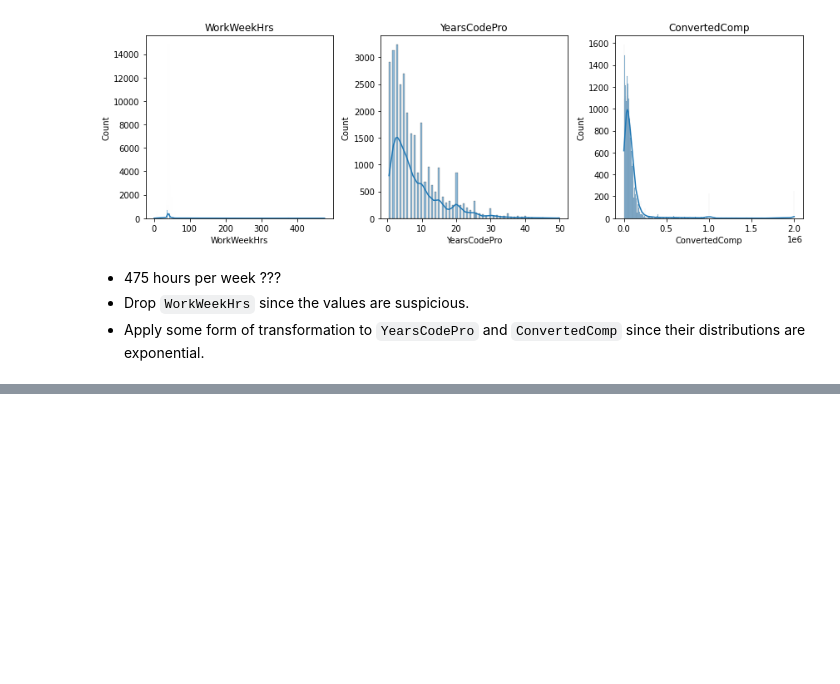
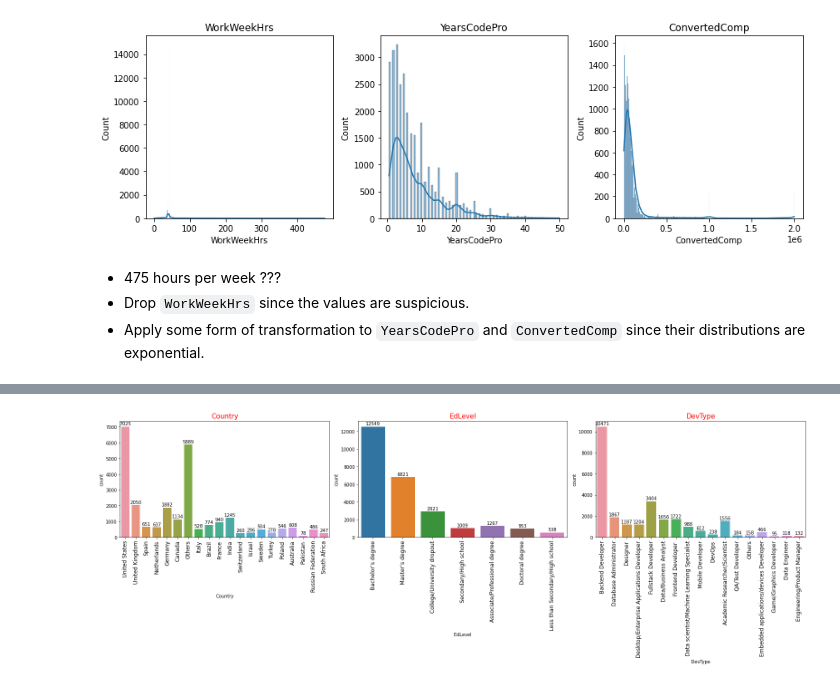
Before and after one commit to chineidu/Developer-s-survey, a Jupyter notebook: survey notebook.ipynb, the cells around one changed output, grey strips where cells are left out. Saved outputs shown, nothing was run; the diff lists cells and outputs as text; code cells hidden in the pictures; blank space fills up the shorter version.

```diff
--- a/survey notebook.ipynb
+++ b/survey notebook.ipynb
@@ -362,0 +430,29 @@ cal_missing_val(df3)
+# %%
+cat_cols = df4.select_dtypes(include='O').columns
+
+nrows, ncols = 1, 3
+fig, axs = plt.subplots(nrows, ncols, figsize=(22, 8))
+
+for (idx, col) in enumerate(cat_cols):
+#     ax = axs[(idx // ncols), (idx % ncols)]
+    ax = axs[idx]
+    sns.countplot(data=df4, x=col, ax=ax)
+    ax.tick_params(axis='x', labelrotation=90, labelsize=12)
+    ax.set_title(col, size=15, color='red')
+
+    for bar in ax.patches:
+        x = bar.get_x() + bar.get_width() / 2
+        y = bar.get_height()
+        ax.annotate(text=y,                             # text pos
+                    xy=(x, y),                          # (x, y)
+                    xytext=(0, 6),                      # text position
+                    ha='center',                        # horizontal alignment
+                    va='center',                        # vertical alignment
+                    size=10,                            # text size
+                    textcoords='offset points')         # text coordinates???
+
+
+fig.tight_layout()
+plt.show()
+# %% [output]
+[figure, added]
```
Also changed, not shown: parts of 15 cells of this notebook.
